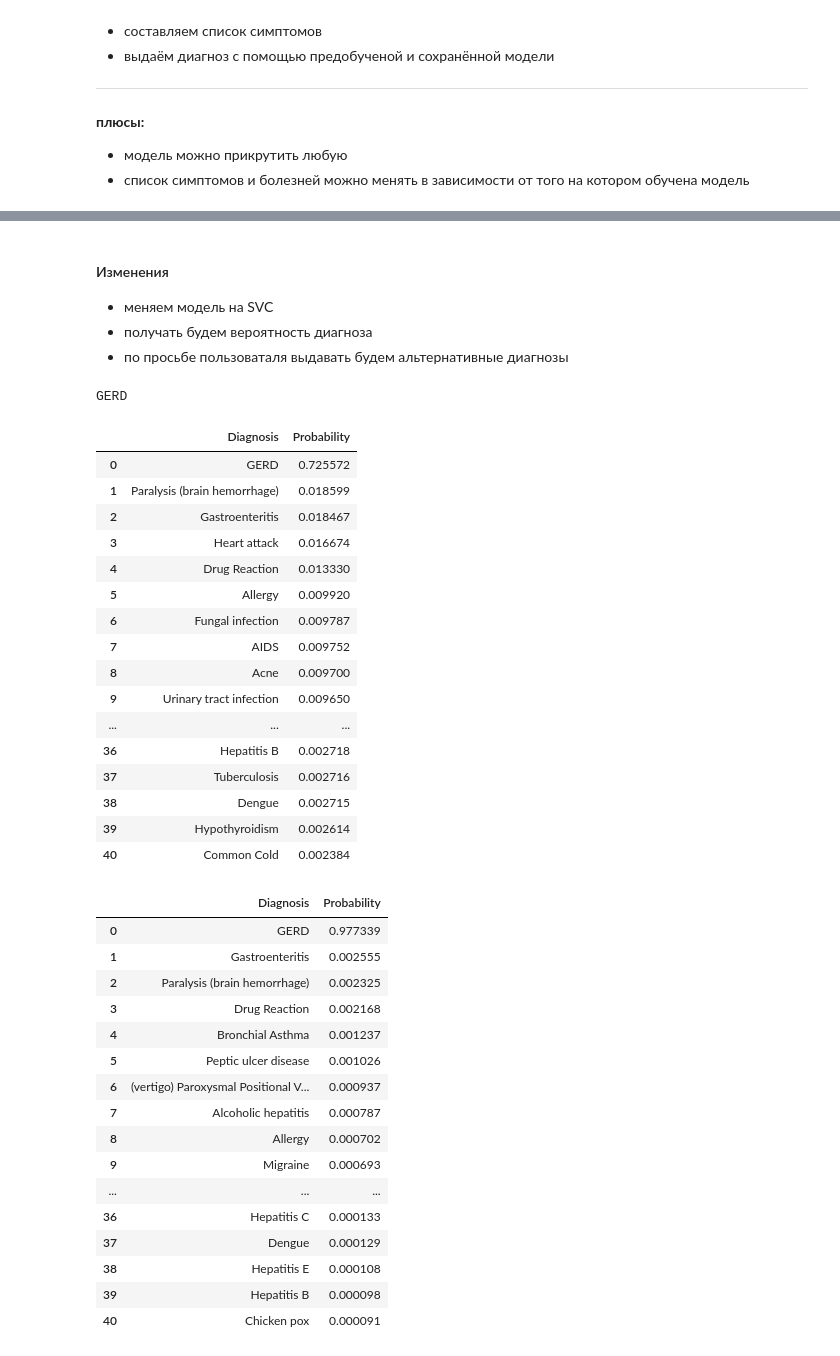
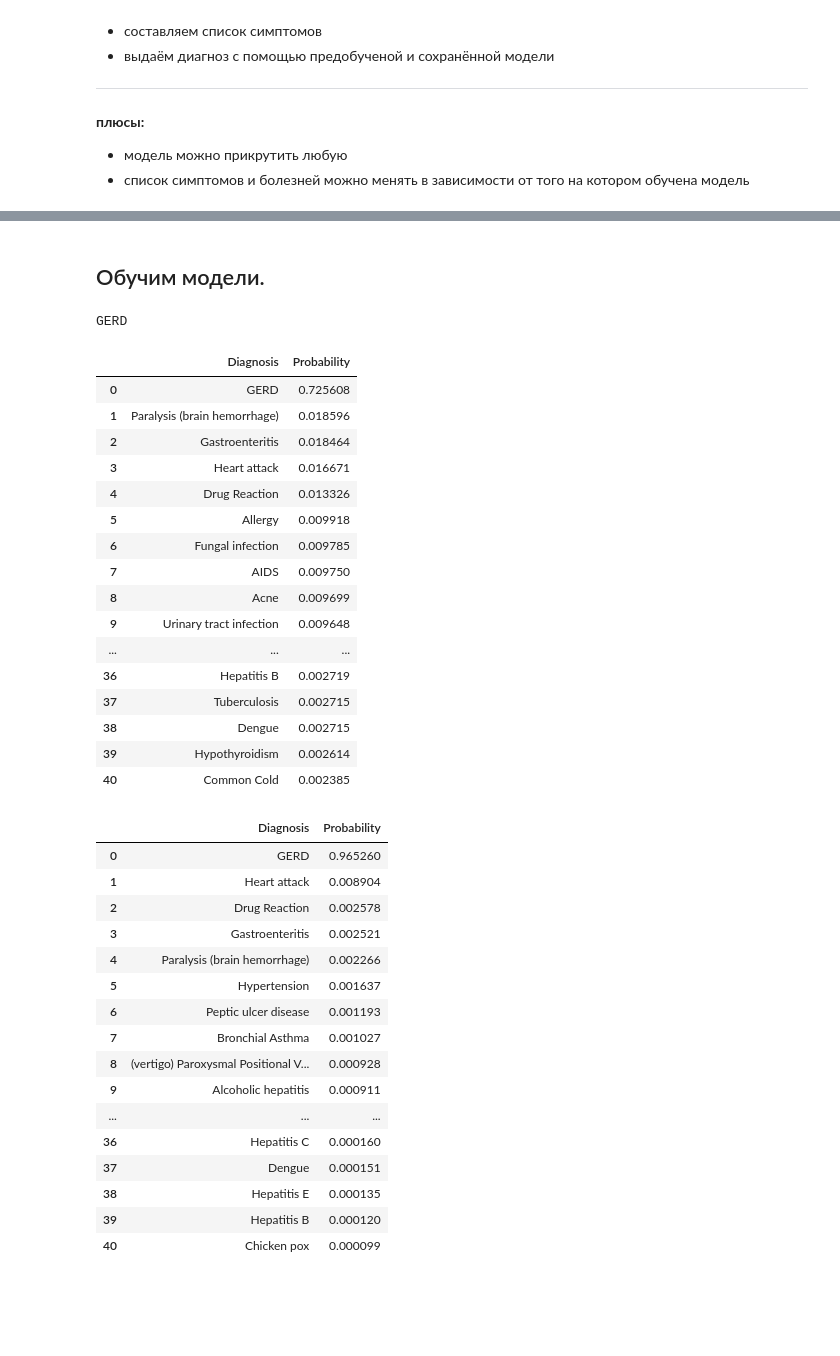
Before and after one commit to Aliaksandr-Borsuk/Creating_my_first_project, a Jupyter notebook: data_analisis.ipynb, the cells around one changed output, grey strips where cells are left out. Saved outputs shown, nothing was run; the diff lists cells and outputs as text; code cells hidden in the pictures; blank space fills up the shorter version.

```diff
--- a/data_analisis.ipynb
+++ b/data_analisis.ipynb
@@ -731,5 +630,0 @@ my_train
-# %% [markdown]
-#### Изменения
-- меняем модель на SVC
-- получать будем вероятность диагноза
-- по просьбе пользоваталя выдавать будем альтернативные диагнозы
@@ -748,8 +631,11 @@ from sklearn import tree
+# %% [markdown]
+## Обучим модели.
 # %%
-clf = SVC(probability=True, random_state=42)
-clf.fit(my_train.drop("Disease", axis=1), my_train["Disease"])
-y=clf.predict_proba(X=my_train.loc[[25]].drop('Disease', axis=1))
-print(my_train.loc[25, "Disease"])
+clf = SVC(probability=True, random_state=11)
+clf.fit(my_df.drop("Disease", axis=1), my_df["Disease"])
+y=clf.predict_proba(X=my_df.loc[[25]].drop('Disease', axis=1))
+# посмотрим на предсказание по 27 ряду
+print(my_df.loc[27, "Disease"])
 df_diagnoses = pd.DataFrame({
     'Diagnosis': clf.classes_,
     'Probability': y[0]
@@ -759,22 +645,22 @@ df_diagnoses
 # %% [output]
 GERD
 |  | Diagnosis | Probability |
-| 0 | GERD | 0.725572 |
-| 1 | Paralysis (brain hemorrhage) | 0.018599 |
-| 2 | Gastroenteritis | 0.018467 |
-| 3 | Heart attack | 0.016674 |
-| 4 | Drug Reaction | 0.013330 |
-| 5 | Allergy | 0.009920 |
-| 6 | Fungal infection | 0.009787 |
-| 7 | AIDS | 0.009752 |
-| 8 | Acne | 0.009700 |
-| 9 | Urinary tract infection | 0.009650 |
+| 0 | GERD | 0.725608 |
+| 1 | Paralysis (brain hemorrhage) | 0.018596 |
+| 2 | Gastroenteritis | 0.018464 |
+| 3 | Heart attack | 0.016671 |
+| 4 | Drug Reaction | 0.013326 |
+| 5 | Allergy | 0.009918 |
+| 6 | Fungal infection | 0.009785 |
+| 7 | AIDS | 0.009750 |
+| 8 | Acne | 0.009699 |
+| 9 | Urinary tract infection | 0.009648 |
 | ... | ... | ... |
-| 36 | Hepatitis B | 0.002718 |
-| 37 | Tuberculosis | 0.002716 |
+| 36 | Hepatitis B | 0.002719 |
+| 37 | Tuberculosis | 0.002715 |
 | 38 | Dengue | 0.002715 |
 | 39 | Hypothyroidism | 0.002614 |
-| 40 | Common Cold | 0.002384 |
+| 40 | Common Cold | 0.002385 |
 # %%
 # сохраняем модель
 import pickle
@@ -784,33 +670,33 @@ with open('trained_model_SVC.pkl','wb') as f:
     pickle.dump(clf, f)
 # %%
-clf = LogisticRegression(random_state=42)
-clf.fit(my_train.drop("Disease", axis=1), my_train["Disease"])
-y=clf.predict_proba(X=my_train.loc[[25]].drop('Disease', axis=1))
+clf = LogisticRegression(random_state=11)
+clf.fit(my_df.drop("Disease", axis=1), my_df["Disease"])
+y=clf.predict_proba(X=my_df.loc[[27]].drop('Disease', axis=1))
 
 df_diagnoses = pd.DataFrame({
     'Diagnosis': clf.classes_,
     'Probability': y[0]
 }).sort_values('Probability', ascending=False )
 df_diagnoses=df_diagnoses.reset_index(drop=True)
 df_diagnoses
 # %% [output]
 |  | Diagnosis | Probability |
-| 0 | GERD | 0.977339 |
-| 1 | Gastroenteritis | 0.002555 |
-| 2 | Paralysis (brain hemorrhage) | 0.002325 |
-| 3 | Drug Reaction | 0.002168 |
-| 4 | Bronchial Asthma | 0.001237 |
-| 5 | Peptic ulcer disease | 0.001026 |
-| 6 | (vertigo) Paroxysmal Positional V... | 0.000937 |
-| 7 | Alcoholic hepatitis | 0.000787 |
-| 8 | Allergy | 0.000702 |
-| 9 | Migraine | 0.000693 |
+| 0 | GERD | 0.965260 |
+| 1 | Heart attack | 0.008904 |
+| 2 | Drug Reaction | 0.002578 |
+| 3 | Gastroenteritis | 0.002521 |
+| 4 | Paralysis (brain hemorrhage) | 0.002266 |
+| 5 | Hypertension | 0.001637 |
+| 6 | Peptic ulcer disease | 0.001193 |
+| 7 | Bronchial Asthma | 0.001027 |
+| 8 | (vertigo) Paroxysmal Positional V... | 0.000928 |
+| 9 | Alcoholic hepatitis | 0.000911 |
 | ... | ... | ... |
-| 36 | Hepatitis C | 0.000133 |
-| 37 | Dengue | 0.000129 |
-| 38 | Hepatitis E | 0.000108 |
-| 39 | Hepatitis B | 0.000098 |
-| 40 | Chicken pox | 0.000091 |
+| 36 | Hepatitis C | 0.000160 |
+| 37 | Dengue | 0.000151 |
+| 38 | Hepatitis E | 0.000135 |
+| 39 | Hepatitis B | 0.000120 |
+| 40 | Chicken pox | 0.000099 |
 # %%
 # сохраняем модель
 import pickle
```
Also changed, not shown: parts of 49 cells of this notebook.
